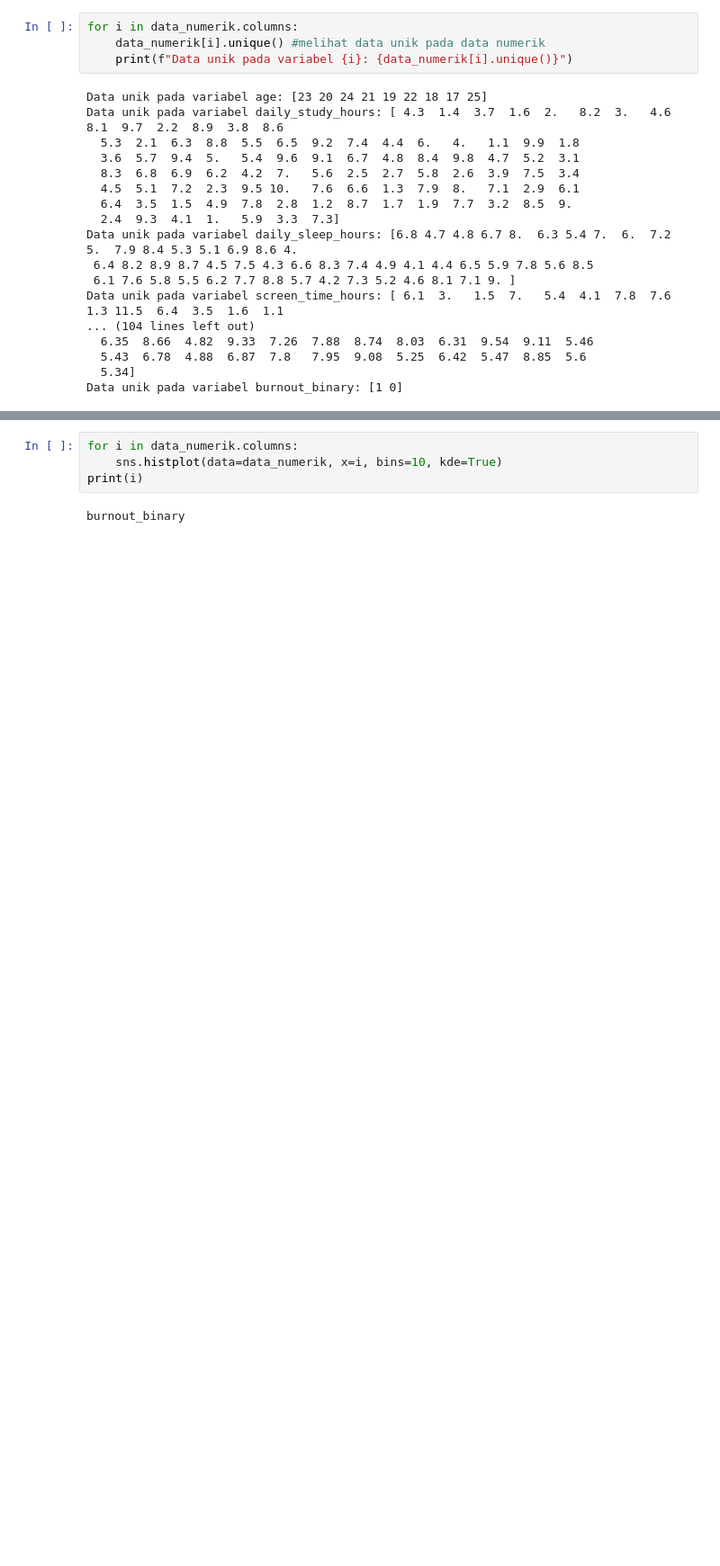
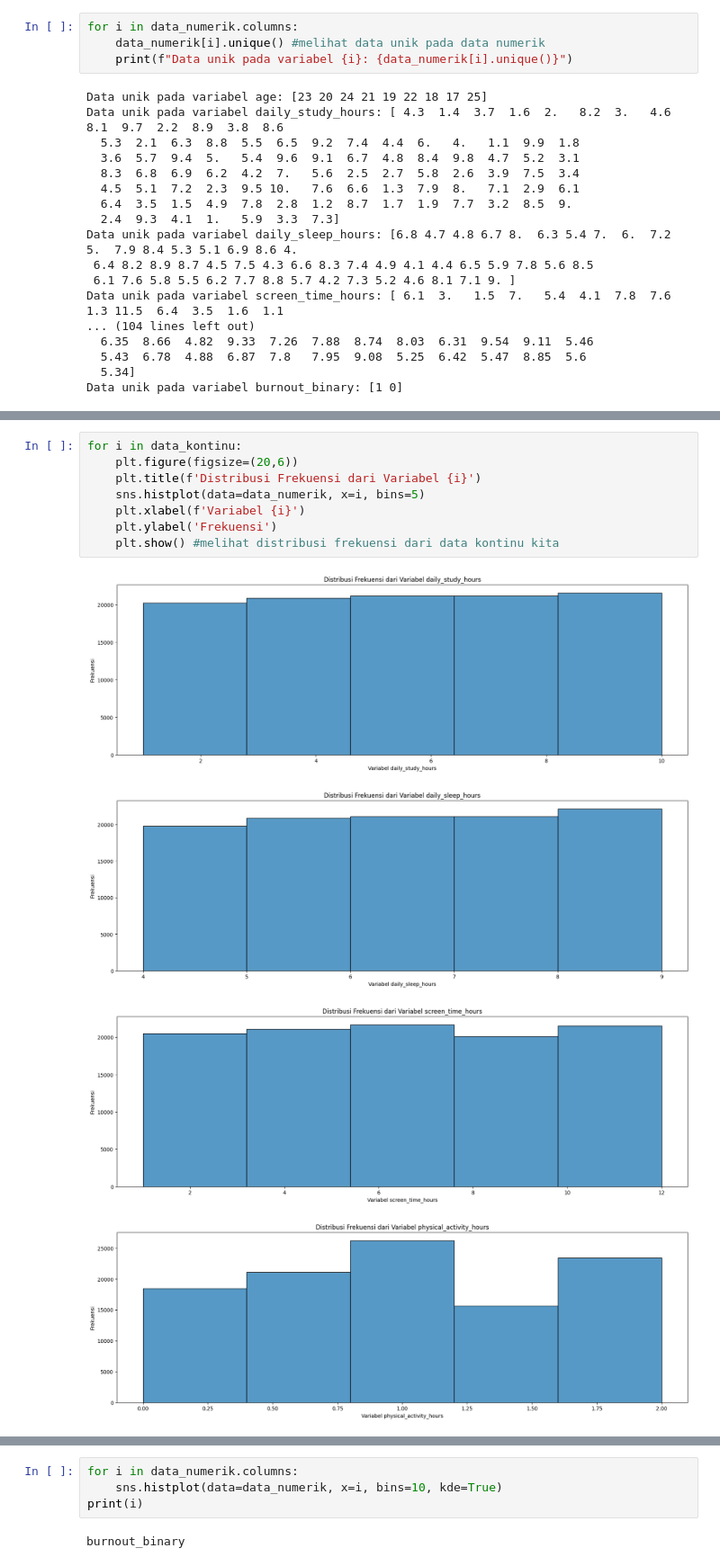
Before and after one commit to wen24-collab/MODEL-MACHINE-LEARNING-CLASSIFIICATION-TINGGKLAT-BRANOUT-SISWA-DAN-ORANG-DEWASA, a Jupyter notebook: prediksi_kelulusan.ipynb, the cells around one changed output, grey strips where cells are left out. Shown at 90% size. Cells and saved outputs as stored; diff of their text form; blank space fills up the shorter version.

```diff
--- a/prediksi_kelulusan.ipynb
+++ b/prediksi_kelulusan.ipynb
@@ -258,0 +314,13 @@ Data unik pada variabel burnout_binary: [1 0]
+# %%
+for i in data_kontinu:
+    plt.figure(figsize=(20,6))
+    plt.title(f'Distribusi Frekuensi dari Variabel {i}')
+    sns.histplot(data=data_numerik, x=i, bins=5)
+    plt.xlabel(f'Variabel {i}')
+    plt.ylabel('Frekuensi')
+    plt.show() #melihat distribusi frekuensi dari data kontinu kita
+# %% [output]
+[figure, added]
+[figure, added]
+[figure, added]
+[figure, added]
```
Also changed, not shown: parts of 4 cells of this notebook.
